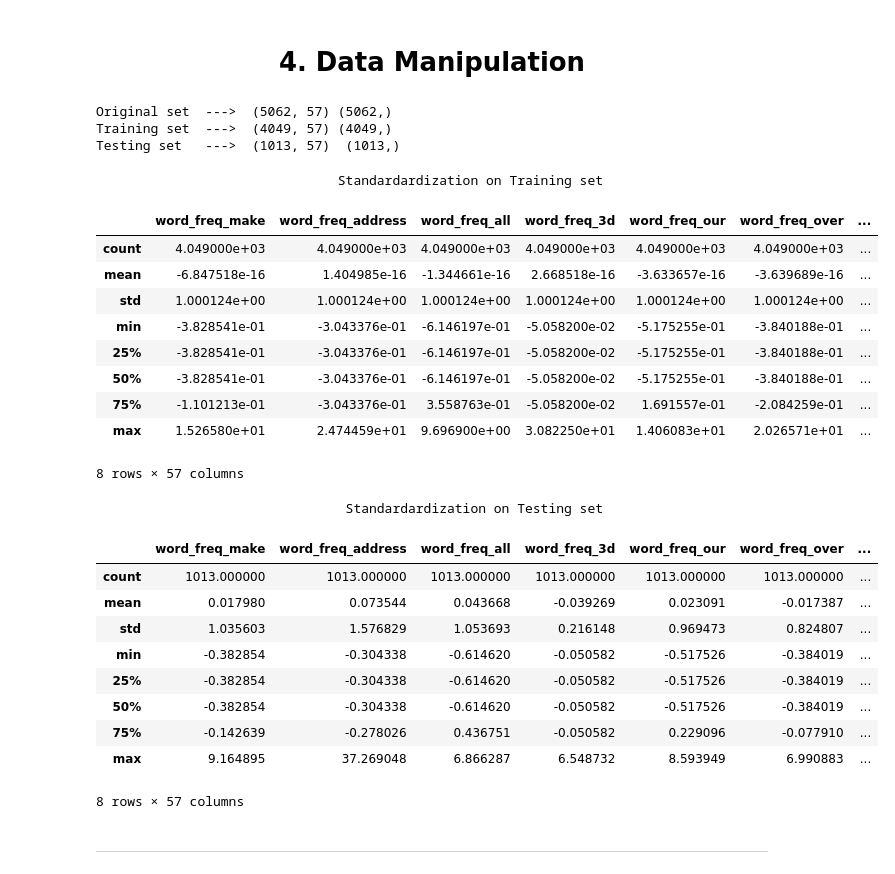
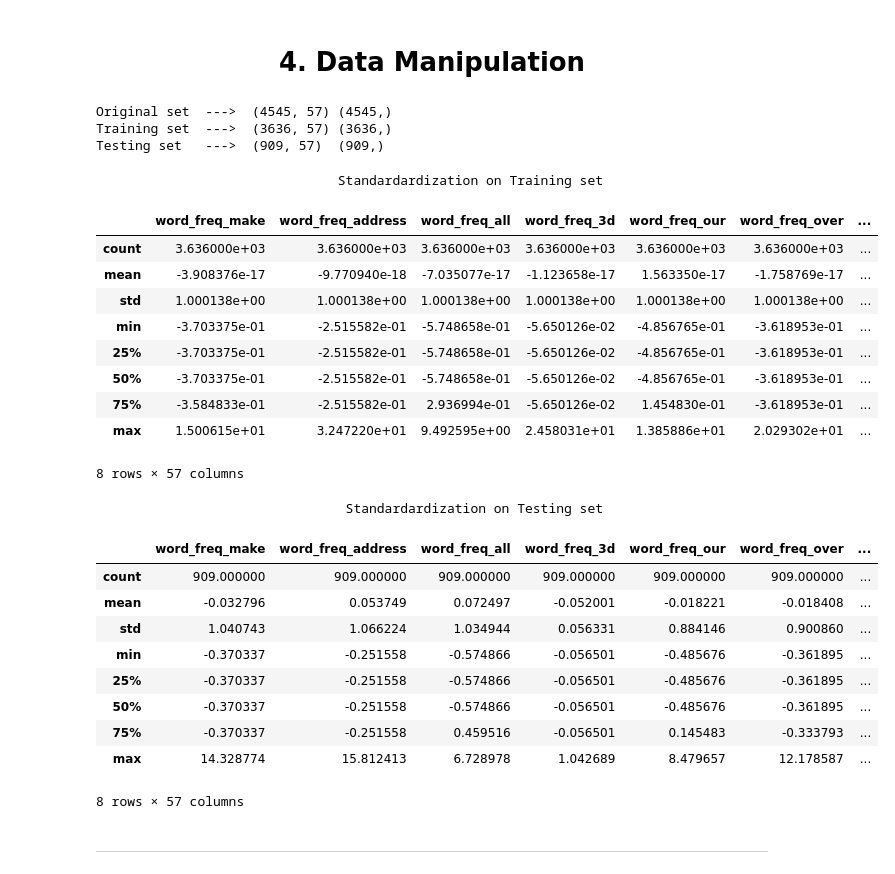
Before and after one commit to josteda99/proyecto-connect4, a Jupyter notebook: email-spam-detection-comparing-best-ml-models.ipynb, the cells around one changed output. Drawn from its saved outputs; the diff is of its cells as text; code cells hidden in the pictures.

```diff
--- a/email-spam-detection-comparing-best-ml-models.ipynb
+++ b/email-spam-detection-comparing-best-ml-models.ipynb
@@ -316,55 +241,60 @@ Inference:The final dataset after cleanup has 58 samples & 4601 rows.
 # <center> 4. Data Manipulation
 # %%
 #Splitting the data intro training & testing sets
+model_data = data_smote.copy()
+model_data.columns=[i.replace('[','_') for i in model_data.columns]
 
-df = df5.copy()
-df.columns=[i.replace('[','_') for i in df.columns]
+model_features = model_data.drop([target],axis=1)
+model_classes = model_data[target]
+train_X, test_X, train_Y, test_Y = train_test_split(model_features, model_classes, train_size=0.8, test_size=0.2, random_state=0)
 
-X = df.drop([target],axis=1)
-Y = df[target]
-Train_X, Test_X, Train_Y, Test_Y = train_test_split(X, Y, train_size=0.8, test_size=0.2, random_state=0)
-
-print('Original set  ---> ',X.shape,Y.shape,'\nTraining set  ---> ',Train_X.shape,Train_Y.shape,'\nTesting set   ---> ', Test_X.shape,'', Test_Y.shape)
+print(
+    'Original set  ---> ',
+    model_features.shape, model_classes.shape,
+    '\nTraining set  ---> ',
+    train_X.shape, train_Y.shape,
+    '\nTesting set   ---> ',
+    test_X.shape,'', test_Y.shape)
 # %% [output]
-Original set  --->  (5062, 57) (5062,)
-Training set  --->  (4049, 57) (4049,)
-Testing set   --->  (1013, 57)  (1013,)
+Original set  --->  (4545, 57) (4545,)
+Training set  --->  (3636, 57) (3636,)
+Testing set   --->  (909, 57)  (909,)
 # %%
-#Feature Scaling (Standardization)
-
+# Feature Scaling (Standardization)
+# TODO: hacer nosotros... No es tan dificil jejeje👍😁🎮
 std = StandardScaler()
 
 print('\033[1mStandardardization on Training set'.center(100))
-Train_X_std = std.fit_transform(Train_X)
-Train_X_std = pd.DataFrame(Train_X_std, columns=X.columns)
-display(Train_X_std.describe())
+train_X_std = std.fit_transform(train_X)
+train_X_std = pd.DataFrame(train_X_std, columns =model_features.columns)
+display(train_X_std.describe())
 
 print('\n','\033[1mStandardardization on Testing set'.center(100))
-Test_X_std = std.transform(Test_X)
-Test_X_std = pd.DataFrame(Test_X_std, columns=X.columns)
-display(Test_X_std.describe())
+test_X_std = std.transform(test_X)
+test_X_std = pd.DataFrame(test_X_std, columns=model_features.columns)
+display(test_X_std.describe())
 # %% [output]
                                Standardardization on Training set
 |  | word_freq_make | word_freq_address | word_freq_all | word_freq_3d | word_freq_our | word_freq_over | ... |
-| count | 4.049000e+03 | 4.049000e+03 | 4.049000e+03 | 4.049000e+03 | 4.049000e+03 | 4.049000e+03 | ... |
-| mean | -6.847518e-16 | 1.404985e-16 | -1.344661e-16 | 2.668518e-16 | -3.633657e-16 | -3.639689e-16 | ... |
-| std | 1.000124e+00 | 1.000124e+00 | 1.000124e+00 | 1.000124e+00 | 1.000124e+00 | 1.000124e+00 | ... |
-| min | -3.828541e-01 | -3.043376e-01 | -6.146197e-01 | -5.058200e-02 | -5.175255e-01 | -3.840188e-01 | ... |
-| 25% | -3.828541e-01 | -3.043376e-01 | -6.146197e-01 | -5.058200e-02 | -5.175255e-01 | -3.840188e-01 | ... |
-| 50% | -3.828541e-01 | -3.043376e-01 | -6.146197e-01 | -5.058200e-02 | -5.175255e-01 | -3.840188e-01 | ... |
-| 75% | -1.101213e-01 | -3.043376e-01 | 3.558763e-01 | -5.058200e-02 | 1.691557e-01 | -2.084259e-01 | ... |
-| max | 1.526580e+01 | 2.474459e+01 | 9.696900e+00 | 3.082250e+01 | 1.406083e+01 | 2.026571e+01 | ... |
+| count | 3.636000e+03 | 3.636000e+03 | 3.636000e+03 | 3.636000e+03 | 3.636000e+03 | 3.636000e+03 | ... |
+| mean | -3.908376e-17 | -9.770940e-18 | -7.035077e-17 | -1.123658e-17 | 1.563350e-17 | -1.758769e-17 | ... |
+| std | 1.000138e+00 | 1.000138e+00 | 1.000138e+00 | 1.000138e+00 | 1.000138e+00 | 1.000138e+00 | ... |
+| min | -3.703375e-01 | -2.515582e-01 | -5.748658e-01 | -5.650126e-02 | -4.856765e-01 | -3.618953e-01 | ... |
+| 25% | -3.703375e-01 | -2.515582e-01 | -5.748658e-01 | -5.650126e-02 | -4.856765e-01 | -3.618953e-01 | ... |
+| 50% | -3.703375e-01 | -2.515582e-01 | -5.748658e-01 | -5.650126e-02 | -4.856765e-01 | -3.618953e-01 | ... |
+| 75% | -3.584833e-01 | -2.515582e-01 | 2.936994e-01 | -5.650126e-02 | 1.454830e-01 | -3.618953e-01 | ... |
+| max | 1.500615e+01 | 3.247220e+01 | 9.492595e+00 | 2.458031e+01 | 1.385886e+01 | 2.029302e+01 | ... |
 8 rows × 57 columns
                                 Standardardization on Testing set
 |  | word_freq_make | word_freq_address | word_freq_all | word_freq_3d | word_freq_our | word_freq_over | ... |
-| count | 1013.000000 | 1013.000000 | 1013.000000 | 1013.000000 | 1013.000000 | 1013.000000 | ... |
-| mean | 0.017980 | 0.073544 | 0.043668 | -0.039269 | 0.023091 | -0.017387 | ... |
-| std | 1.035603 | 1.576829 | 1.053693 | 0.216148 | 0.969473 | 0.824807 | ... |
-| min | -0.382854 | -0.304338 | -0.614620 | -0.050582 | -0.517526 | -0.384019 | ... |
-| 25% | -0.382854 | -0.304338 | -0.614620 | -0.050582 | -0.517526 | -0.384019 | ... |
-| 50% | -0.382854 | -0.304338 | -0.614620 | -0.050582 | -0.517526 | -0.384019 | ... |
-| 75% | -0.142639 | -0.278026 | 0.436751 | -0.050582 | 0.229096 | -0.077910 | ... |
-| max | 9.164895 | 37.269048 | 6.866287 | 6.548732 | 8.593949 | 6.990883 | ... |
+| count | 909.000000 | 909.000000 | 909.000000 | 909.000000 | 909.000000 | 909.000000 | ... |
+| mean | -0.032796 | 0.053749 | 0.072497 | -0.052001 | -0.018221 | -0.018408 | ... |
+| std | 1.040743 | 1.066224 | 1.034944 | 0.056331 | 0.884146 | 0.900860 | ... |
+| min | -0.370337 | -0.251558 | -0.574866 | -0.056501 | -0.485676 | -0.361895 | ... |
+| 25% | -0.370337 | -0.251558 | -0.574866 | -0.056501 | -0.485676 | -0.361895 | ... |
+| 50% | -0.370337 | -0.251558 | -0.574866 | -0.056501 | -0.485676 | -0.361895 | ... |
+| 75% | -0.370337 | -0.251558 | 0.459516 | -0.056501 | 0.145483 | -0.333793 | ... |
+| max | 14.328774 | 15.812413 | 6.728978 | 1.042689 | 8.479657 | 12.178587 | ... |
 8 rows × 57 columns
 # %% [markdown]
 ---
```
Also changed, not shown: parts of 59 cells of this notebook, 2 other files.
